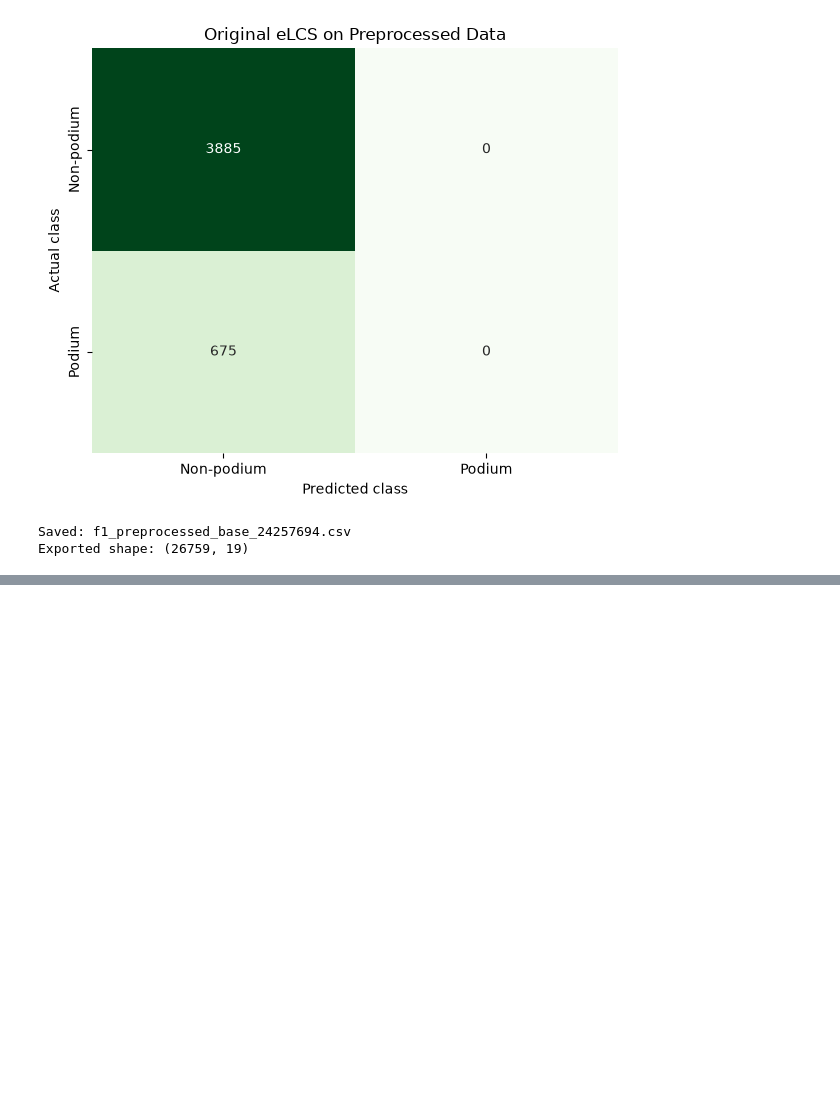
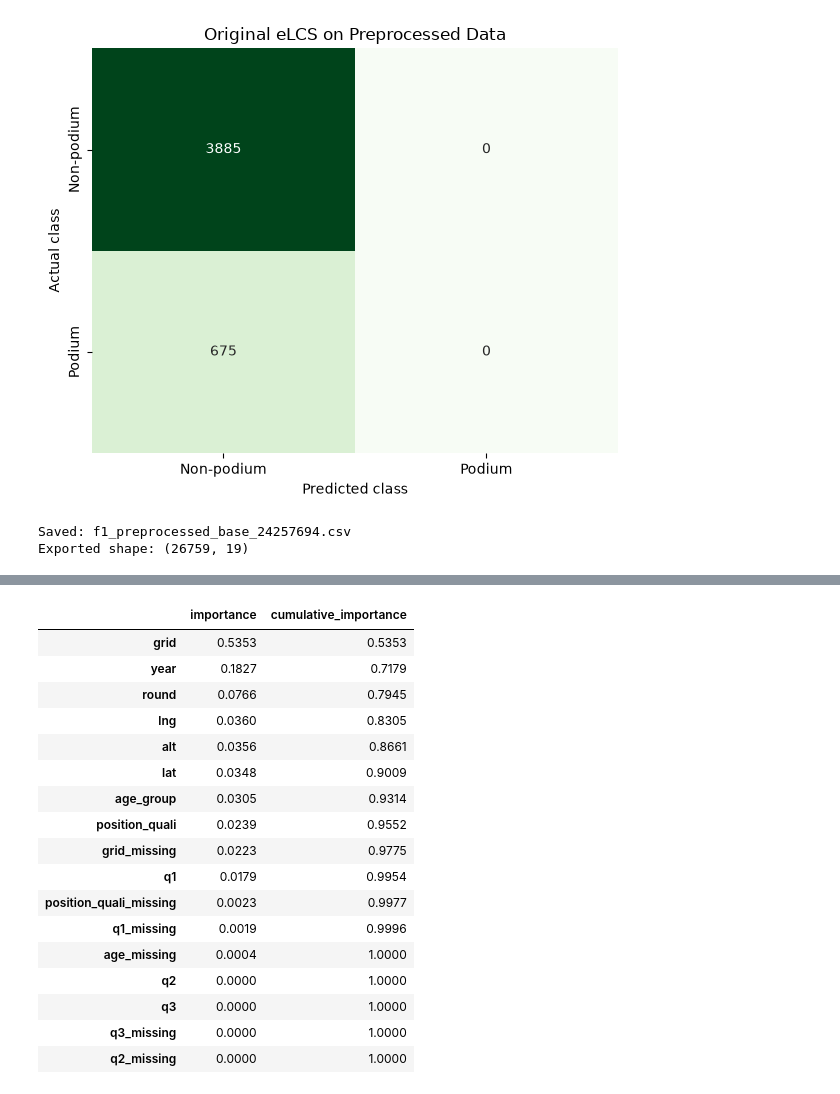
Before and after one commit to aarongoel22/Apex-Predictors-Phase-2, a Jupyter notebook: Apex_Predictors_Phase2_24257694.ipynb, the cells around one changed output, grey strips where cells are left out. Cells and saved outputs as stored; diff of their text form; code cells hidden in the pictures; blank space fills up the shorter version.

```diff
--- a/Apex_Predictors_Phase2_24257694.ipynb
+++ b/Apex_Predictors_Phase2_24257694.ipynb
@@ -1078,0 +1227,62 @@ Exported shape: (26759, 19)
+# %%
+from sklearn.ensemble import RandomForestClassifier
+
+# Fit feature selection without using validation or test records
+feature_selector = RandomForestClassifier(
+    n_estimators=400,
+    class_weight="balanced",
+    random_state=RANDOM_STATE,
+    n_jobs=-1
+)
+
+feature_selector.fit(
+    X_subtrain_imputed_df,
+    y_subtrain
+)
+
+feature_importance = pd.Series(
+    feature_selector.feature_importances_,
+    index=improved_feature_names
+).sort_values(ascending=False)
+
+cumulative_importance = feature_importance.cumsum()
+
+# Retain enough features to represent at least 90% of importance
+selected_feature_count = (
+    np.searchsorted(
+        cumulative_importance.to_numpy(),
+        0.90
+    )
+    + 1
+)
+
+# Limit the rule-search space to between 5 and 12 features
+selected_feature_count = min(
+    max(selected_feature_count, 5),
+    12,
+    len(feature_importance)
+)
+
+selected_features = (
+    feature_importance
+    .head(selected_feature_count)
+    .index
+    .tolist()
+)
+
+discarded_features = [
+    feature
+    for feature in improved_feature_names
+    if feature not in selected_features
+]
+
+feature_selection_table = pd.DataFrame({
+    "importance": feature_importance,
+    "cumulative_importance": cumulative_importance
+})
+
+print("Selected features:", selected_features)
+print("Discarded features:", discarded_features)
+
+feature_selection_table.round(4)
+# %% [output]
@@ -1078,0 +1291,18 @@ Exported shape: (26759, 19)
+|  | importance | cumulative_importance |
+| grid | 0.5353 | 0.5353 |
+| year | 0.1827 | 0.7179 |
+| round | 0.0766 | 0.7945 |
+| lng | 0.0360 | 0.8305 |
+| alt | 0.0356 | 0.8661 |
+| lat | 0.0348 | 0.9009 |
+| age_group | 0.0305 | 0.9314 |
+| position_quali | 0.0239 | 0.9552 |
+| grid_missing | 0.0223 | 0.9775 |
+| q1 | 0.0179 | 0.9954 |
+| position_quali_missing | 0.0023 | 0.9977 |
+| q1_missing | 0.0019 | 0.9996 |
+| age_missing | 0.0004 | 1.0000 |
+| q2 | 0.0000 | 1.0000 |
+| q3 | 0.0000 | 1.0000 |
+| q3_missing | 0.0000 | 1.0000 |
+| q2_missing | 0.0000 | 1.0000 |
```
Also changed, not shown: parts of 23 cells of this notebook.
